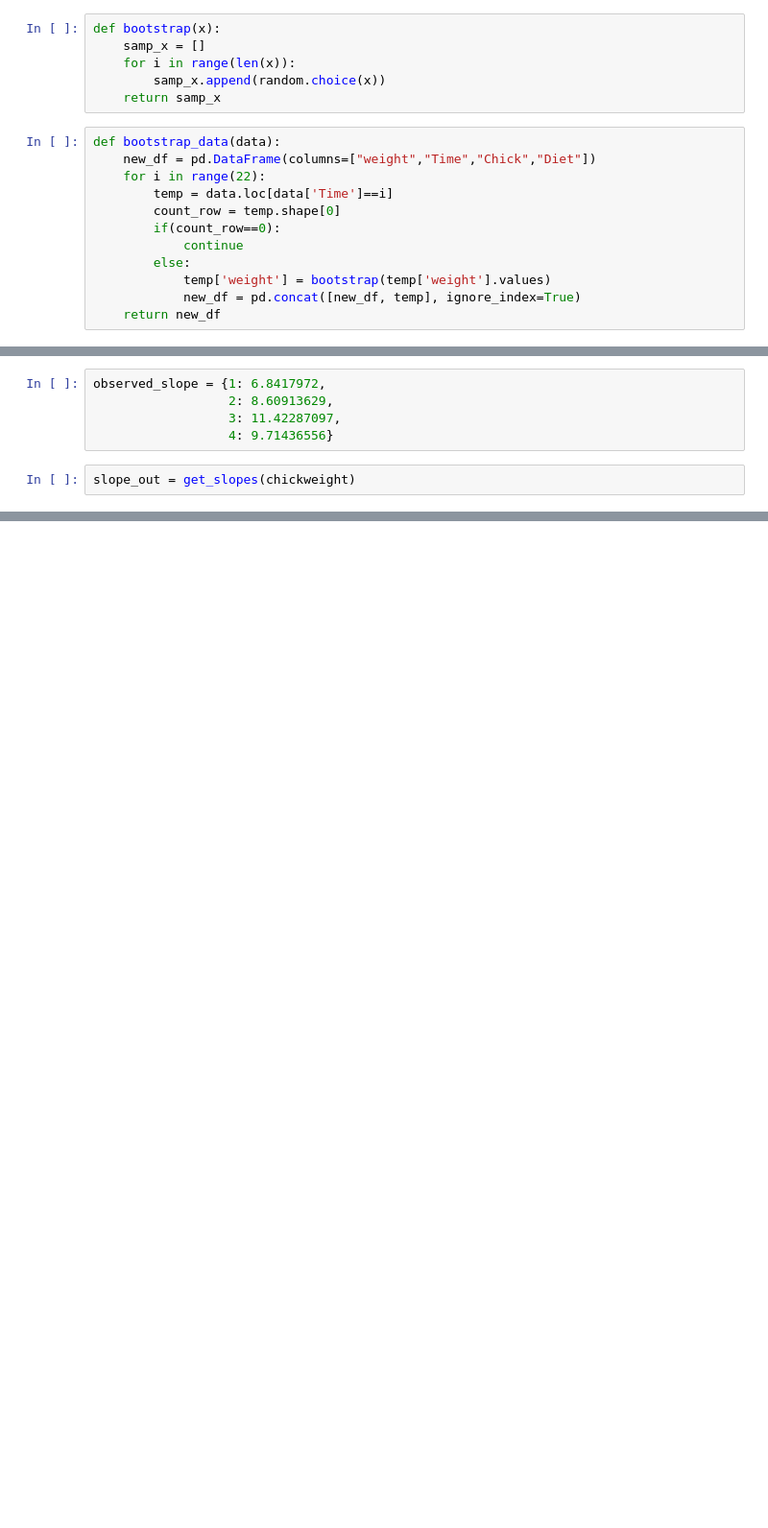
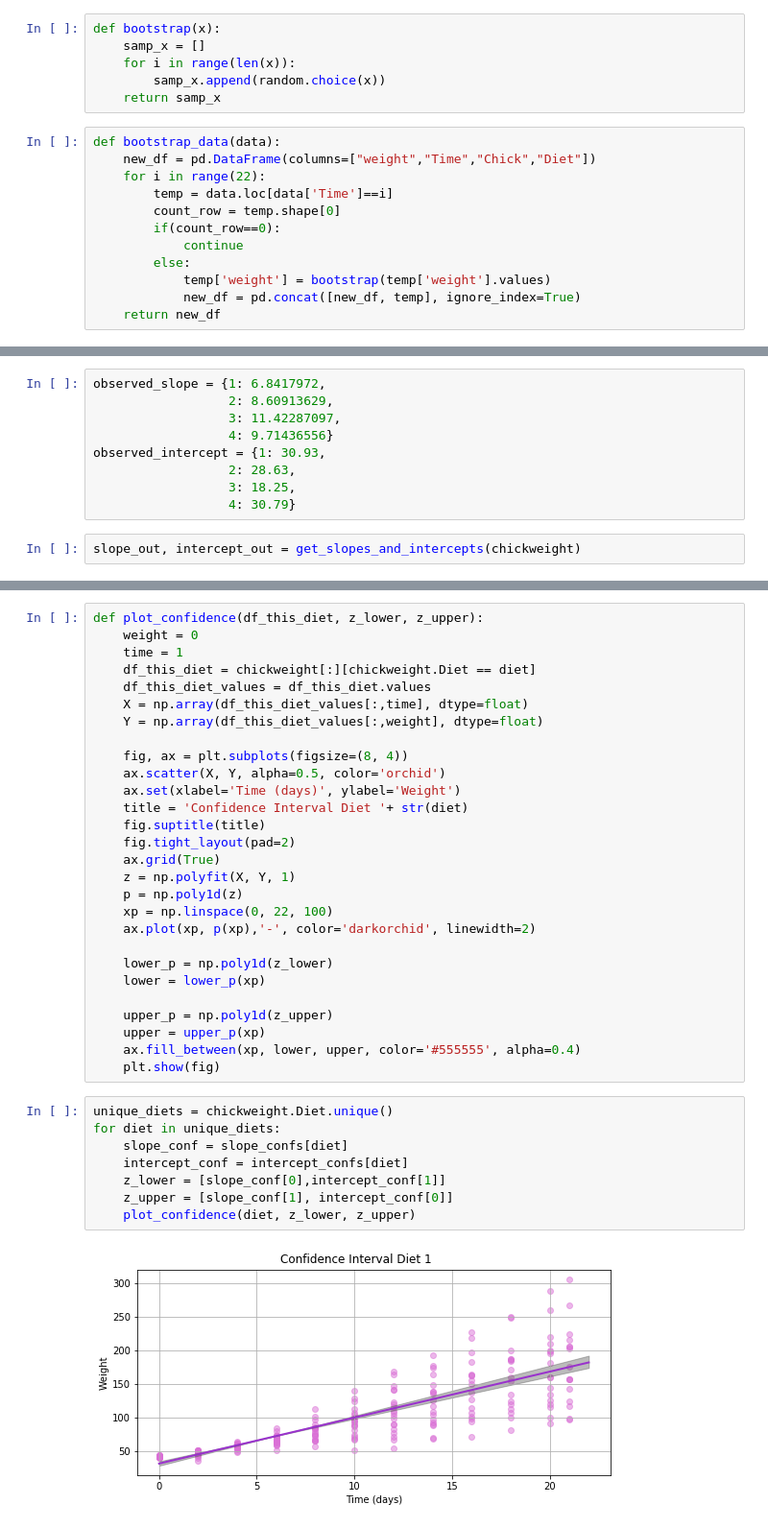
Before and after one commit to SudarshiniTyagi/independent_study_clean_code, a Jupyter notebook: chick_dataset/Slope confidence interval.ipynb, the cells around one changed output, grey strips where cells are left out. Shown at 96% size. Cells and saved outputs as stored; diff of their text form; blank space fills up the shorter version.

```diff
--- a/chick_dataset/Slope confidence interval.ipynb
+++ b/chick_dataset/Slope confidence interval.ipynb
@@ -63,6 +71,10 @@ observed_slope = {1: 6.8417972,
                   2: 8.60913629,
                   3: 11.42287097,
                   4: 9.71436556}
+observed_intercept = {1: 30.93,
+                  2: 28.63,
+                  3: 18.25,
+                  4: 30.79}
 # %%
-slope_out = get_slopes(chickweight)
+slope_out, intercept_out = get_slopes_and_intercepts(chickweight)
 # %% [output]
@@ -133,0 +177,38 @@ We have 90.0 % confidence that the true slope is between: 9.15 and 10.27
+# %%
+def plot_confidence(df_this_diet, z_lower, z_upper):
+    weight = 0
+    time = 1
+    df_this_diet = chickweight[:][chickweight.Diet == diet]
+    df_this_diet_values = df_this_diet.values
+    X = np.array(df_this_diet_values[:,time], dtype=float)
+    Y = np.array(df_this_diet_values[:,weight], dtype=float)
+
+    fig, ax = plt.subplots(figsize=(8, 4))
+    ax.scatter(X, Y, alpha=0.5, color='orchid')
+    ax.set(xlabel='Time (days)', ylabel='Weight')
+    title = 'Confidence Interval Diet '+ str(diet)
+    fig.suptitle(title)
+    fig.tight_layout(pad=2)
+    ax.grid(True)
+    z = np.polyfit(X, Y, 1)
+    p = np.poly1d(z)
+    xp = np.linspace(0, 22, 100)
+    ax.plot(xp, p(xp),'-', color='darkorchid', linewidth=2)
+
+    lower_p = np.poly1d(z_lower)
+    lower = lower_p(xp)
+
+    upper_p = np.poly1d(z_upper)
+    upper = upper_p(xp)
+    ax.fill_between(xp, lower, upper, color='#555555', alpha=0.4)
+    plt.show(fig)
+# %%
+unique_diets = chickweight.Diet.unique()
+for diet in unique_diets:
+    slope_conf = slope_confs[diet]
+    intercept_conf = intercept_confs[diet]
+    z_lower = [slope_conf[0],intercept_conf[1]]
+    z_upper = [slope_conf[1], intercept_conf[0]]
+    plot_confidence(diet, z_lower, z_upper)
+# %% [output]
+[figure, added]
```
Also changed, not shown: parts of 7 cells of this notebook, 6 other files.
